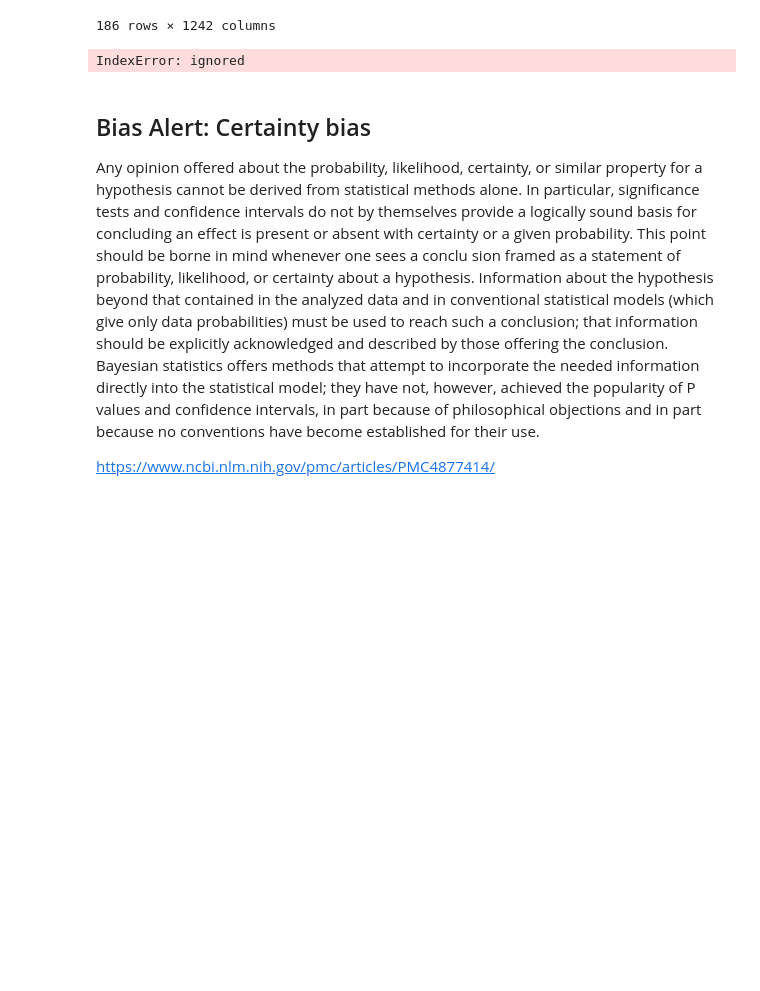
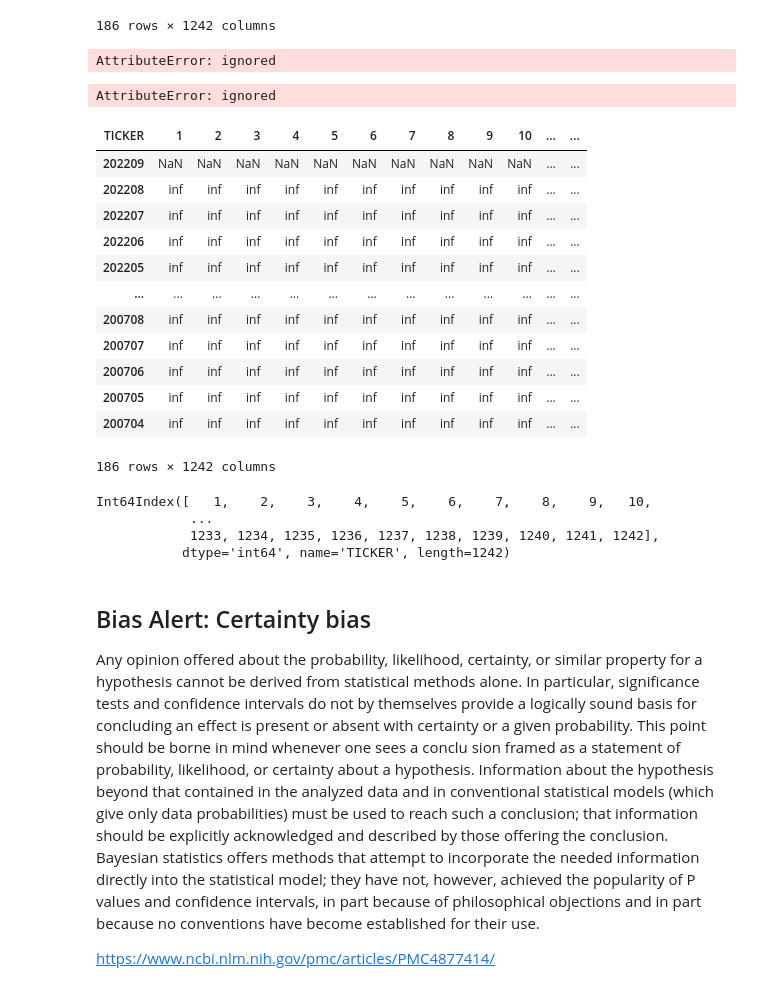
Before and after one commit to danphilps/Investment-SAI, a Jupyter notebook: M6_Investment.ipynb, the cells around one changed output. Drawn from its saved outputs; the diff is of its cells as text; code cells hidden in the pictures; blank space fills up the shorter version.

```diff
--- a/M6_Investment.ipynb
+++ b/M6_Investment.ipynb
@@ -670,23 +674,73 @@ def trades_topquantile_generate(df_stock_ER: pd.DataFrame,
   df_trades = pd.DataFrame(np.zeros((df_stock_ER.shape[0],df_stock_ER.shape[1])), columns=df_stock_ER.columns, index=df_stock_ER.index)
 
   # loop through time... start to end.
-  for i in range(df_stock_ER.shape[0], 0, -1):
+  for i in range(df_stock_ER.shape[0]-1, 1, -1):
+    # Get stocks (cols) that are in the top quantile_to_buy
     valid_secs = ~df_stock_ER.iloc[i, :].isna()
-    period_ER = df_stock_ER.iloc[i, :].sort_values(axis=1)
+    df_stock_ER = df_stock_ER[df_stock_ER.columns[valid_secs]]
 
-    qu = df_stock_ER.iloc[i, valid_secs].percentile(q=quantile_to_buy, axis=1)
-    no = df_stock_ER[df_stock_ER.iloc[i, valid_secs] > qu].count()
+    # Sort and chop...
+    period_ER = df_stock_ER.iloc[i, :].sort_values(axis=0)
+
+    qu = period_ER.quantile(q=quantile_to_buy)
+    no = period_ER[period_ER > qu].count()
 
     #Add trade
-    df_stock_ER[i,:] = 0
-    df_stock_ER[df_stock_ER.iloc[i, valid_secs] > qu] = 1/no
+    df_stock_ER = df_stock_ER.iloc[0,:]
+    df_stock_ER = 0
+    df_stock_ER = df_stock_ER[df_stock_ER.columns[valid_secs]]
+    df_stock_ER[df_stock_ER > quantile_to_buy] = 1/no
 
 
 #Call function to establish simple positions
 df_trades = trades_topquantile_generate(df_stock_ER=df_stock_ER, rebalance_freq=6, quantile_to_buy=0.2)
 run_sim(df_trades=df_trades, df_returns=df_returns)
 # %% [output]
-IndexError: ignored
+AttributeError: ignored
+# %%
+i=0
+quantile_to_buy=0.2
+
+valid_secs = ~df_stock_ER.iloc[i, :].isna()
+df_stock_ER = df_stock_ER[df_stock_ER.columns[valid_secs]]
+
+# Sort and chop...
+period_ER = df_stock_ER.iloc[i, :].sort_values(axis=0)
+
+qu = period_ER.quantile(q=quantile_to_buy)
+no = period_ER[period_ER > qu].count()
+
+#Add trade
+df_stock_ER = df_stock_ER.iloc[0,:]
+df_stock_ER = 0
+df_stock_ER = df_stock_ER[df_stock_ER.columns[valid_secs]]
+df_stock_ER[df_stock_ER > quantile_to_buy] = 1/no
+df_stock_ER
+# %% [output]
+AttributeError: ignored
+# %%
+ df_stock_ER[df_stock_ER > 0.2]
+# %% [output]
+| TICKER | 1 | 2 | 3 | 4 | 5 | 6 | 7 | 8 | 9 | 10 | ... | ... |
+| 202209 | NaN | NaN | NaN | NaN | NaN | NaN | NaN | NaN | NaN | NaN | ... | ... |
+| 202208 | inf | inf | inf | inf | inf | inf | inf | inf | inf | inf | ... | ... |
+| 202207 | inf | inf | inf | inf | inf | inf | inf | inf | inf | inf | ... | ... |
+| 202206 | inf | inf | inf | inf | inf | inf | inf | inf | inf | inf | ... | ... |
+| 202205 | inf | inf | inf | inf | inf | inf | inf | inf | inf | inf | ... | ... |
+| ... | ... | ... | ... | ... | ... | ... | ... | ... | ... | ... | ... | ... |
+| 200708 | inf | inf | inf | inf | inf | inf | inf | inf | inf | inf | ... | ... |
+| 200707 | inf | inf | inf | inf | inf | inf | inf | inf | inf | inf | ... | ... |
+| 200706 | inf | inf | inf | inf | inf | inf | inf | inf | inf | inf | ... | ... |
+| 200705 | inf | inf | inf | inf | inf | inf | inf | inf | inf | inf | ... | ... |
+| 200704 | inf | inf | inf | inf | inf | inf | inf | inf | inf | inf | ... | ... |
+186 rows × 1242 columns
+# %%
+df_stock_ER.columns[valid_secs]
+# %% [output]
+Int64Index([   1,    2,    3,    4,    5,    6,    7,    8,    9,   10,
+            ...
+            1233, 1234, 1235, 1236, 1237, 1238, 1239, 1240, 1241, 1242],
+           dtype='int64', name='TICKER', length=1242)
 # %%
 # Simulation routine
 def run_sim(df_trades: pd.DataFrame,
```
Also changed, not shown: parts of 55 cells of this notebook.
